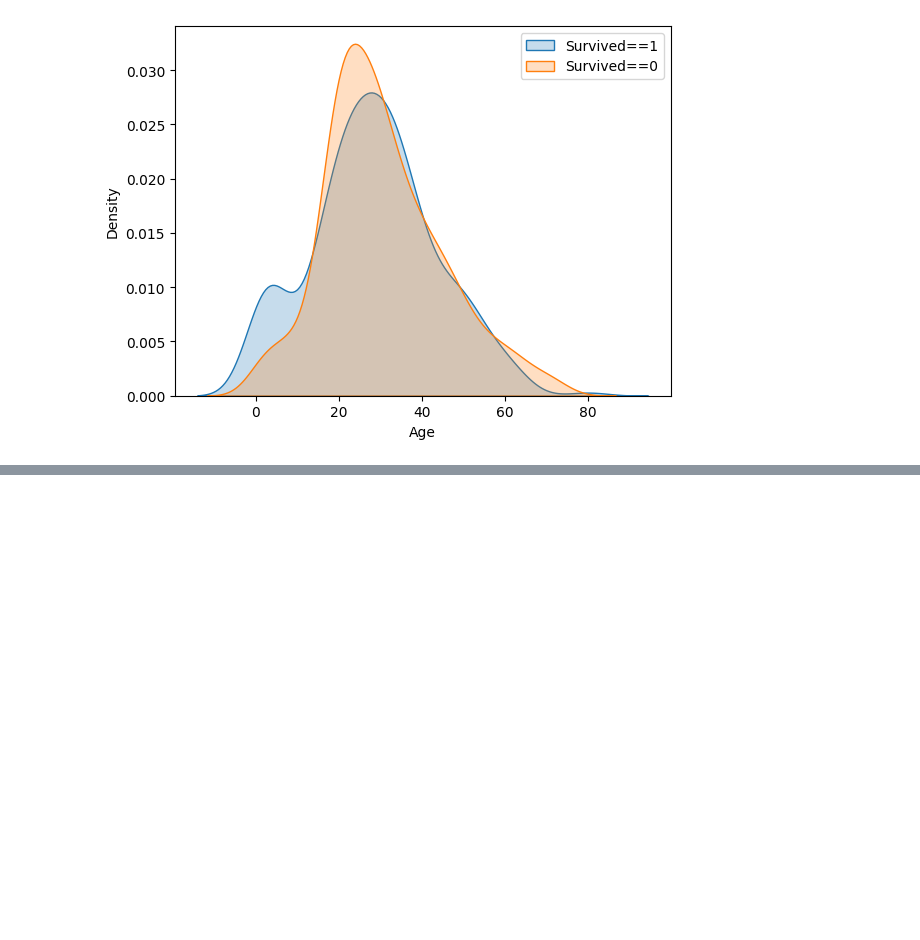
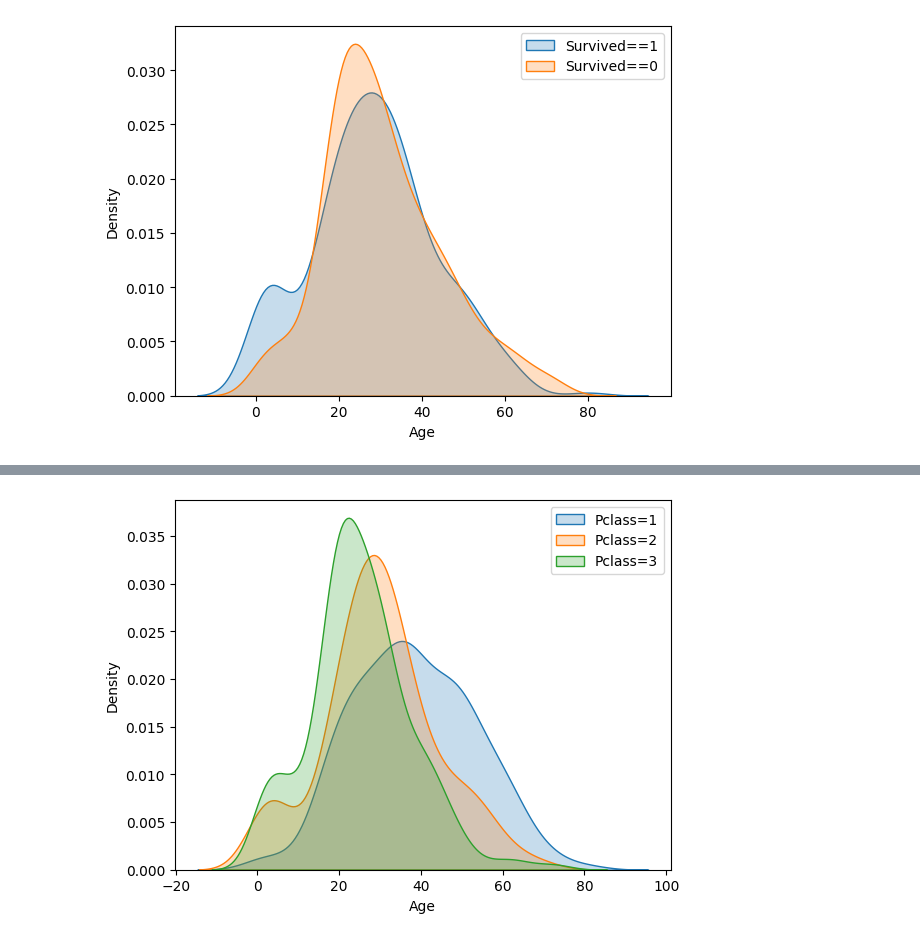
Before and after one commit to newhione/python_src, a Jupyter notebook: EDA/titanic.ipynb, the cells around one changed output, grey strips where cells are left out. Drawn from its saved outputs; the diff is of its cells as text; code cells hidden in the pictures; blank space fills up the shorter version.

```diff
--- a/EDA/titanic.ipynb
+++ b/EDA/titanic.ipynb
@@ -260,0 +282,17 @@ plt.legend(loc='best')
+# %%
+# 생존자 중에서 나이가 어린 사람이 많다
+sns.kdeplot(
+    data = titanic[titanic.Pclass == 1], x='Age', label='Pclass=1', fill=True
+)
+sns.kdeplot(
+    data = titanic[titanic.Pclass == 2], x='Age', label='Pclass=2', fill=True
+)
+sns.kdeplot(
+    data = titanic[titanic.Pclass == 3], x='Age', label='Pclass=3', fill=True
+)
+
+plt.legend()
+
+plt.show()
+# %% [output]
+[figure, added]
```
Also changed, not shown: parts of 2 cells of this notebook.
